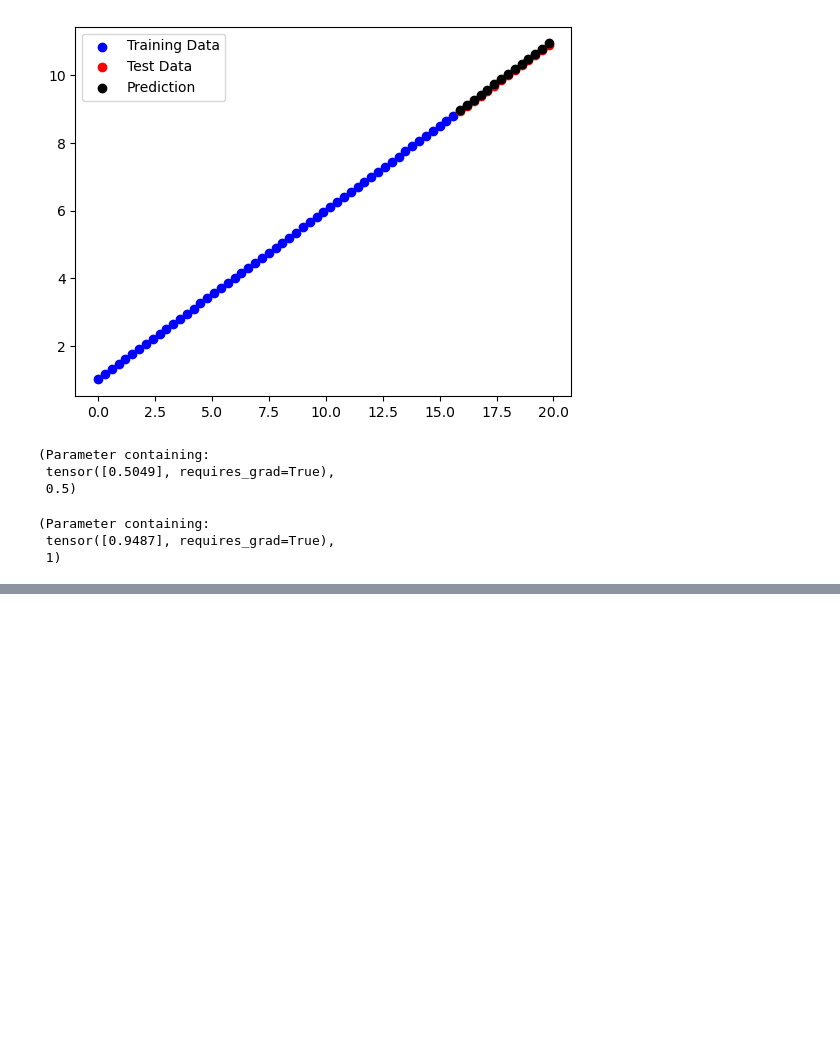
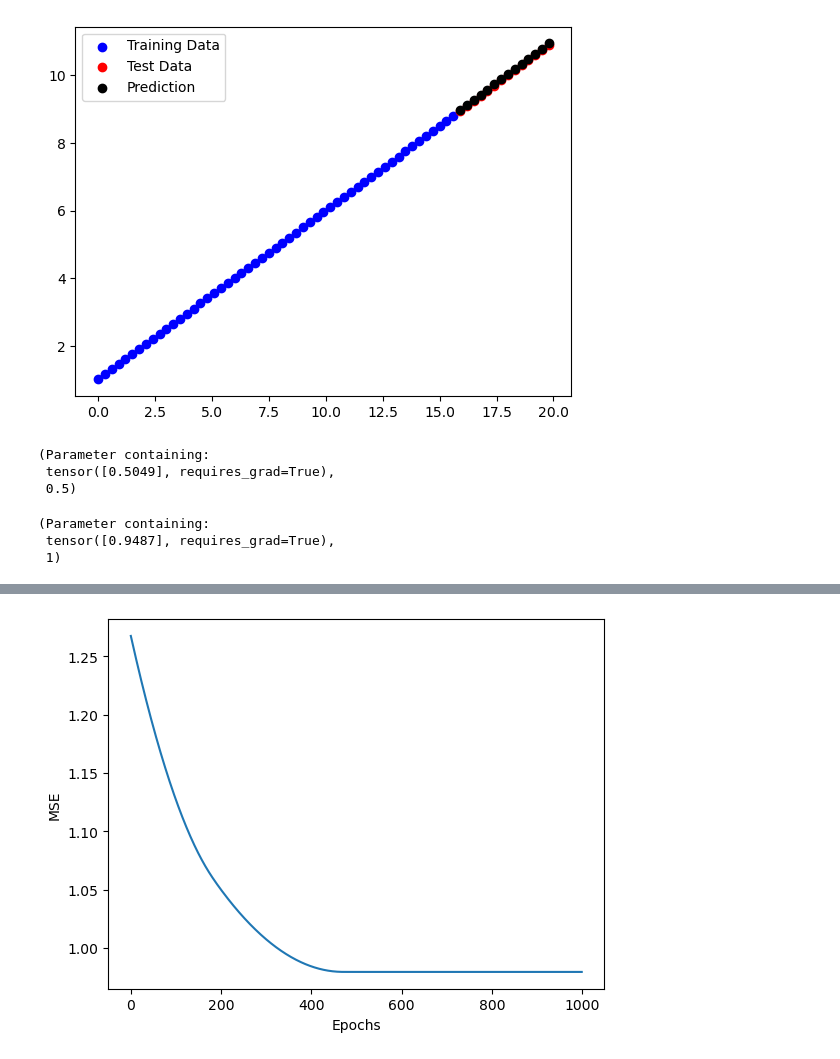
Before and after one commit to qamarr6092/Deep-Learning, a Jupyter notebook: Pytorch Basics/pytorch_basics.ipynb, the cells around one changed output, grey strips where cells are left out. Drawn from its saved outputs; the diff is of its cells as text; code cells hidden in the pictures; blank space fills up the shorter version.

```diff
--- a/Pytorch Basics/pytorch_basics.ipynb
+++ b/Pytorch Basics/pytorch_basics.ipynb
@@ -613,0 +615,36 @@ dict(lin_reg.state_dict())
+# %%
+class LinearReg(nn.Module):
+    def __init__(self):
+        super().__init__()
+        self.linear_layer = torch.nn.Linear(2, 1)
+
+    def forward(self, X: torch.Tensor):
+        return self.linear_layer(X)
+
+X = torch.randn(size=(100, 2))
+y = torch.randn(size=(100, )).unsqueeze(1)
+
+X_train, X_test, y_train, y_test = train_test_split(X, y, test_size=0.2)
+model = LinearReg()
+optimizer = torch.optim.Adam(
+    betas=(0.9, 0.9),
+    params=model.parameters(),
+    lr=1e-3
+)
+loss_fn = nn.MSELoss()
+history = []
+for i in range(1000):
+    model.train()
+    loss = loss_fn(model(X), y)
+    optimizer.zero_grad()
+    loss.backward()
+    optimizer.step()
+    history.append(loss.detach().numpy())
+
+plt.figure()
+plt.plot(history)
+plt.xlabel('Epochs')
+plt.ylabel('MSE')
+plt.show()
+# %% [output]
+[figure, added]
```
Also changed, not shown: parts of 10 cells of this notebook.
